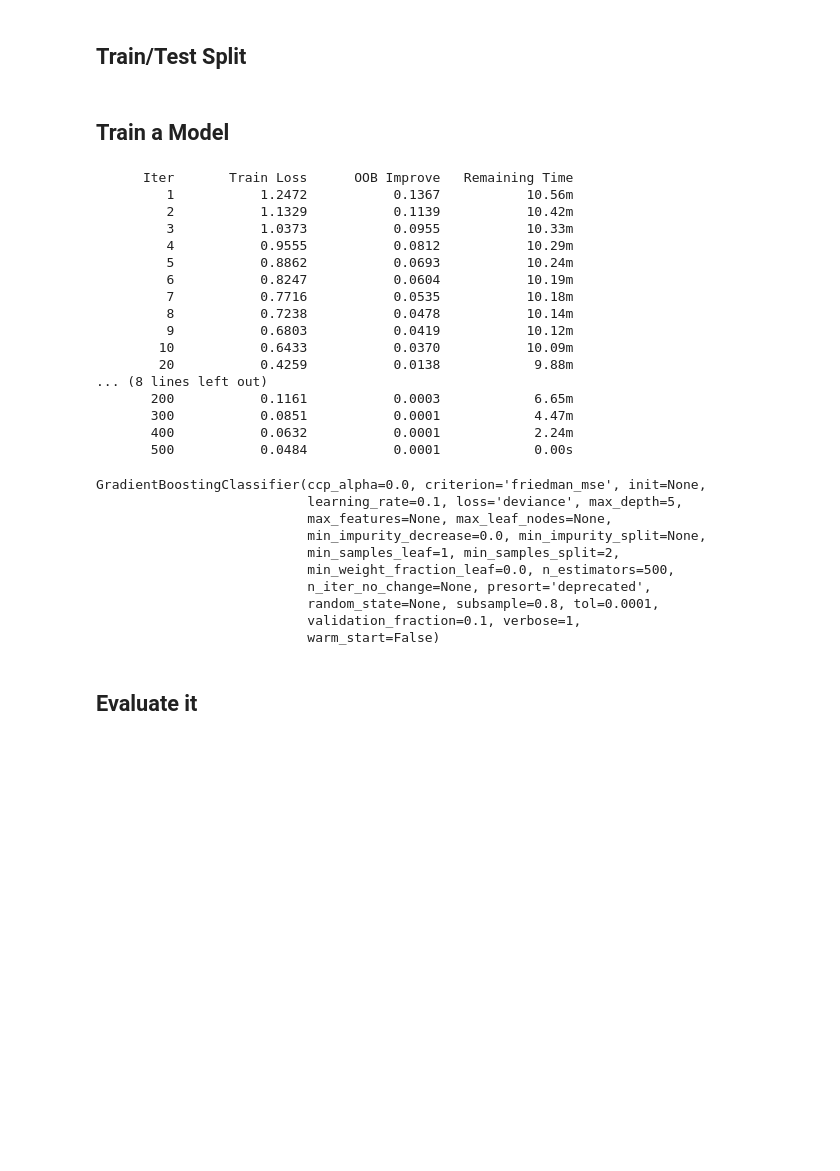
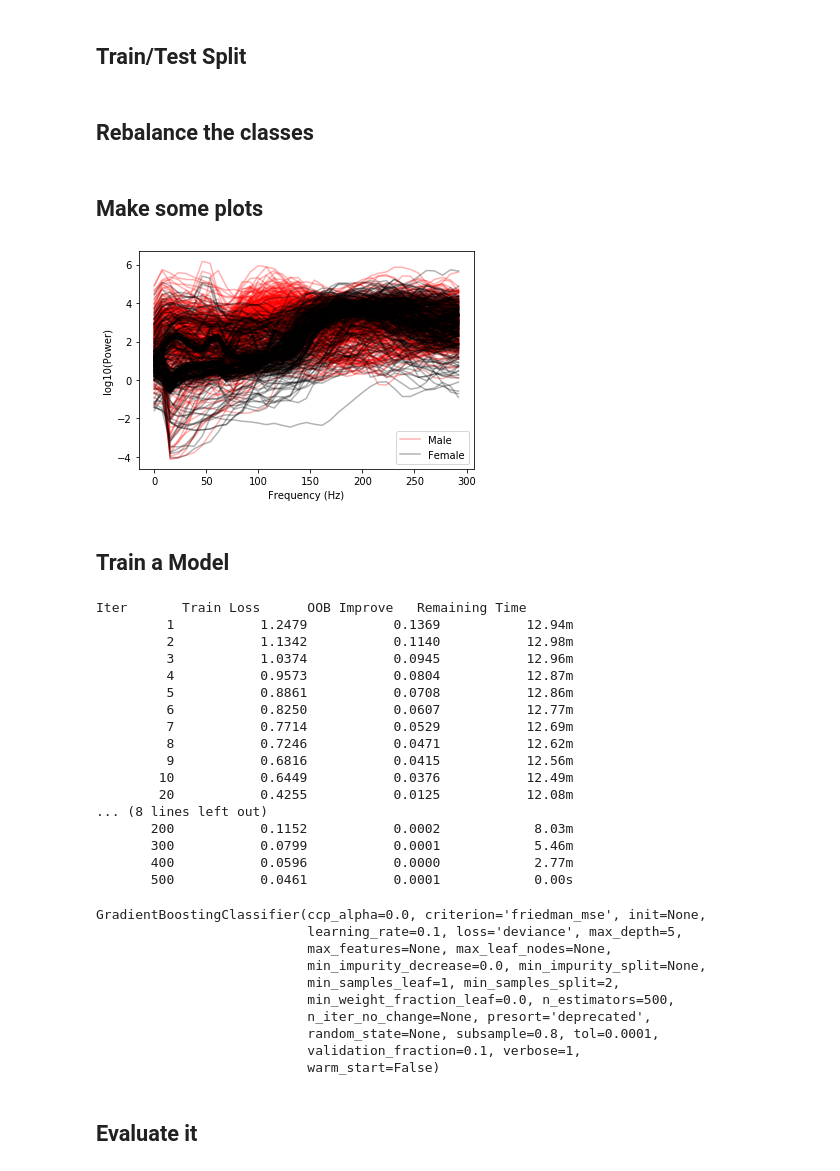
Before and after one commit to jimbarrett27/sandvik-interview, a Jupyter notebook: model_training.ipynb, the cells around one changed output. Drawn from its saved outputs; the diff is of its cells as text; code cells hidden in the pictures; blank space fills up the shorter version.

```diff
--- a/model_training.ipynb
+++ b/model_training.ipynb
@@ -40,6 +40,8 @@ labels = np.array(clean_labels)
 ## Train/Test Split
 # %%
 train_x, test_x, train_y, test_y = train_test_split(features, labels)
+# %% [markdown]
+## Rebalance the classes
 # %%
 male_features = train_x[train_y==1]
 male_labels = train_y[train_y == 1]
@@ -50,8 +52,34 @@ female_labels = train_y[train_y == 2]
 female_features = np.row_stack([female_features] * int(len(male_labels)/len(female_labels)))
 female_labels = np.concatenate([female_labels] * int(len(male_labels)/len(female_labels)))
 
-train_x = np.row_stack((male_features, female_features))
+# take the log so things are on roughly the right scale
+train_x = np.log10(np.row_stack((male_features, female_features)))
 train_y = np.concatenate((male_labels, female_labels))
+
+male_features = train_x[train_y==1]
+male_labels = train_y[train_y == 1]
+
+female_features = train_x[train_y==2]
+female_labels = train_y[train_y == 2]
+# %% [markdown]
+## Make some plots
+# %%
+frequencies = 300* np.arange(len(train_x[0]))/len(train_x[0])
+# %%
+plot.plot(frequencies, male_features[0], alpha=0.3, color='r', label='Male')
+plot.plot(frequencies, female_features[0], alpha=0.3, color='k', label='Female')
+
+for choice in male_features[np.random.choice(list(range(len(male_features))), size=300)]:
+    plot.plot(frequencies, choice, alpha=0.3, color='r')
+for choice in female_features[np.random.choice(list(range(len(female_features))), size=300)]:
+    plot.plot(frequencies, choice, alpha=0.3, color='k')
+plot.xlabel('Frequency (Hz)')
+plot.ylabel('log10(Power)')
+plot.legend()
+
+plot.savefig('psd.png')
+# %% [output]
+[figure, added]
 # %% [markdown]
 ## Train a Model
 # %%
@@ -59,23 +87,23 @@ train_y = np.concatenate((male_labels, female_labels))
 model = GradientBoostingClassifier(n_estimators=500, max_depth=5, subsample=0.8, verbose=1)
 model.fit(train_x, train_y)
 # %% [output]
-      Iter       Train Loss      OOB Improve   Remaining Time
-         1           1.2472           0.1367           10.56m
-         2           1.1329           0.1139           10.42m
-         3           1.0373           0.0955           10.33m
-         4           0.9555           0.0812           10.29m
-         5           0.8862           0.0693           10.24m
-         6           0.8247           0.0604           10.19m
-         7           0.7716           0.0535           10.18m
-         8           0.7238           0.0478           10.14m
-         9           0.6803           0.0419           10.12m
-        10           0.6433           0.0370           10.09m
-        20           0.4259           0.0138            9.88m
+Iter       Train Loss      OOB Improve   Remaining Time
+         1           1.2479           0.1369           12.94m
+         2           1.1342           0.1140           12.98m
+         3           1.0374           0.0945           12.96m
+         4           0.9573           0.0804           12.87m
+         5           0.8861           0.0708           12.86m
+         6           0.8250           0.0607           12.77m
+         7           0.7714           0.0529           12.69m
+         8           0.7246           0.0471           12.62m
+         9           0.6816           0.0415           12.56m
+        10           0.6449           0.0376           12.49m
+        20           0.4255           0.0125           12.08m
 ... (8 lines left out)
-       200           0.1161           0.0003            6.65m
-       300           0.0851           0.0001            4.47m
-       400           0.0632           0.0001            2.24m
-       500           0.0484           0.0001            0.00s
+       200           0.1152           0.0002            8.03m
+       300           0.0799           0.0001            5.46m
+       400           0.0596           0.0000            2.77m
+       500           0.0461           0.0001            0.00s
 GradientBoostingClassifier(ccp_alpha=0.0, criterion='friedman_mse', init=None,
                            learning_rate=0.1, loss='deviance', max_depth=5,
                            max_features=None, max_leaf_nodes=None,
```
Also changed, not shown: parts of 1 cell of this notebook.
